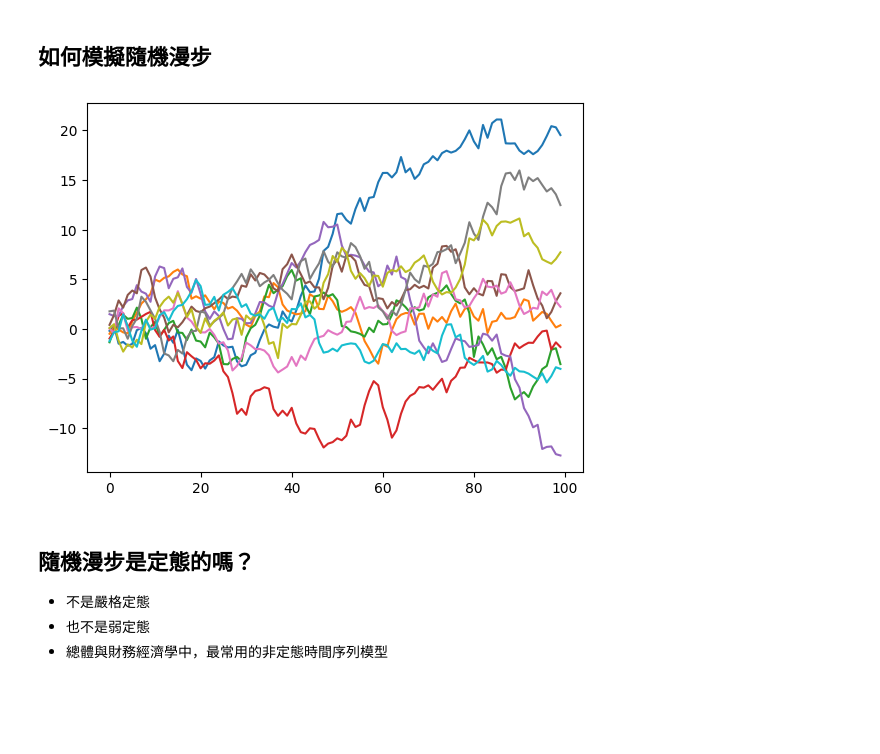
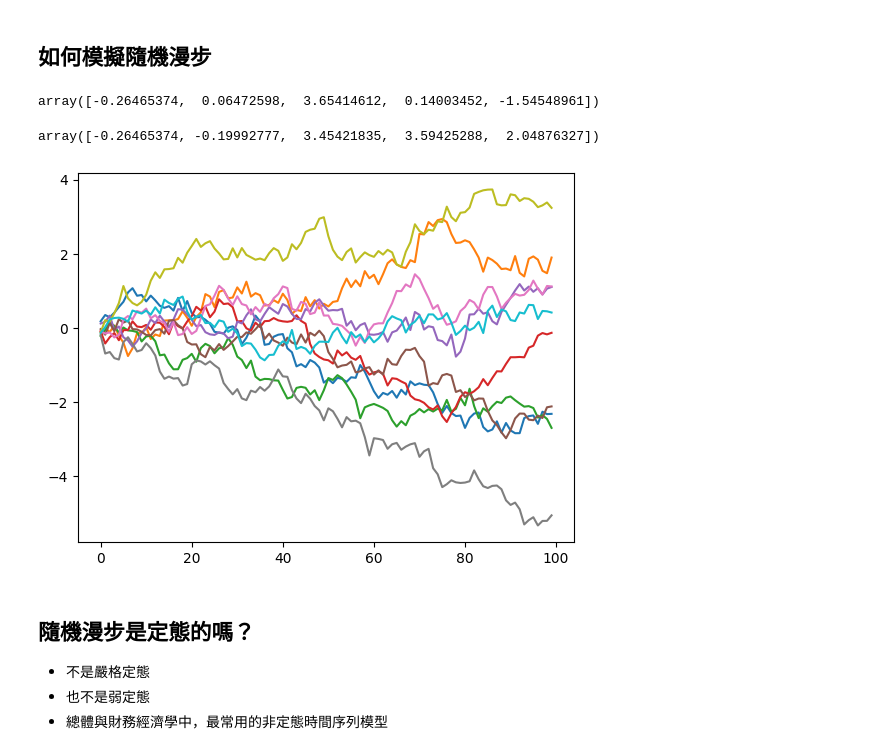
Before and after one commit to quetion/time_series_SCU, a Jupyter notebook: [5]單根與隨機趨勢.ipynb, the cells around one changed output. Drawn from its saved outputs; the diff is of its cells as text; code cells hidden in the pictures; blank space fills up the shorter version.

```diff
--- a/[5]單根與隨機趨勢.ipynb
+++ b/[5]單根與隨機趨勢.ipynb
@@ -21,13 +22,23 @@ $$
 - 此模型具有平賭序列性質 $E_t(y_t+1) = y_t$
 # %% [markdown]
 ## 如何模擬隨機漫步
+# %%
+rw[:5]
+# %% [output]
+array([-0.26465374,  0.06472598,  3.65414612,  0.14003452, -1.54548961])
+# %%
+rw_1[:5]
+# %% [output]
+array([-0.26465374, -0.19992777,  3.45421835,  3.59425288,  2.04876327])
 # %%
 # 生成隨機漫步，長度為100期
-rw = np.random.randn(100)
-rw = np.cumsum(rw)
-plt.plot(rw)
+for i in range(10):
+  sigma = 0.2
+  rw = np.random.randn(100)*sigma
+  rw_1 = np.cumsum(rw)
+  plt.plot(rw_1)
 # %% [output]
-[figure, old version]
+[figure, new version]
 # %% [markdown]
 ## 隨機漫步是定態的嗎？
 - 不是嚴格定態
```
Also changed, not shown: parts of 7 cells of this notebook.
